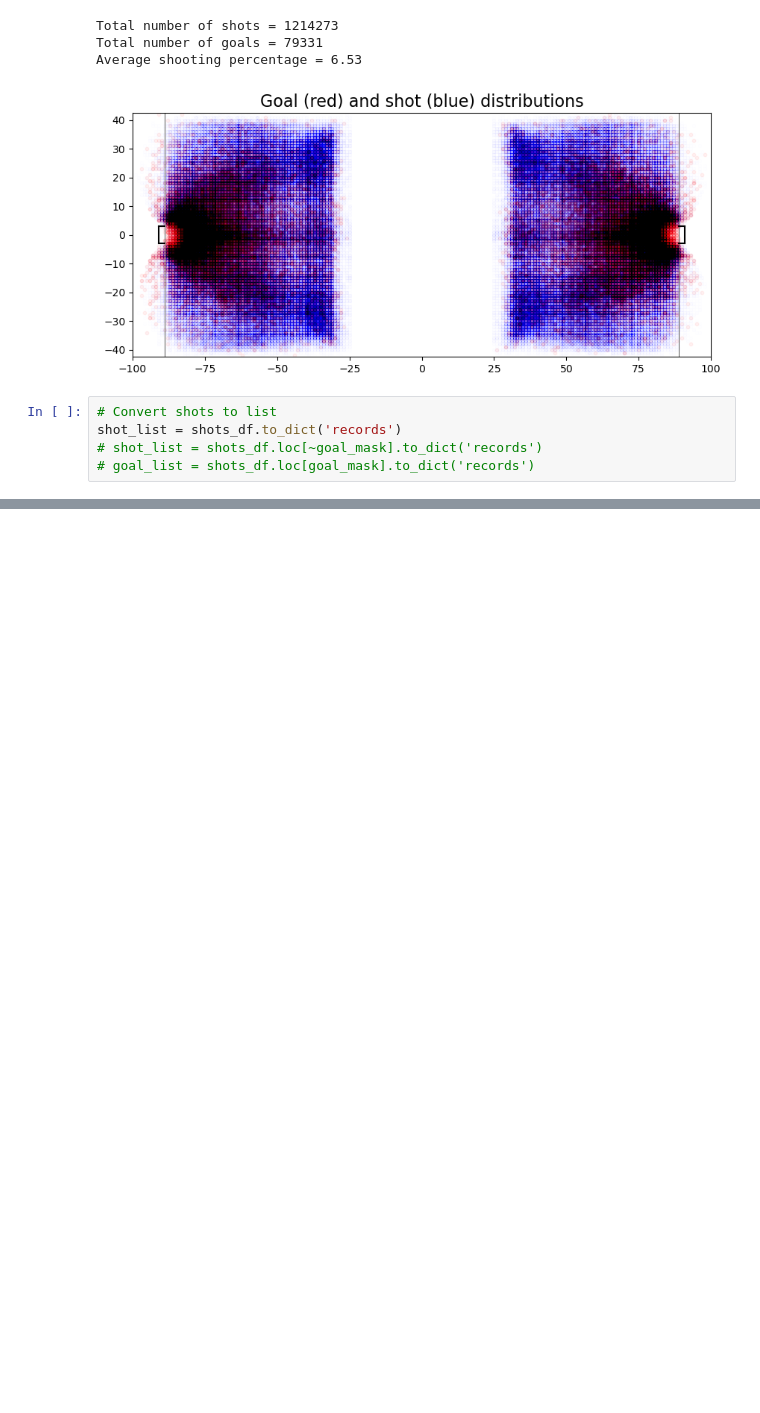
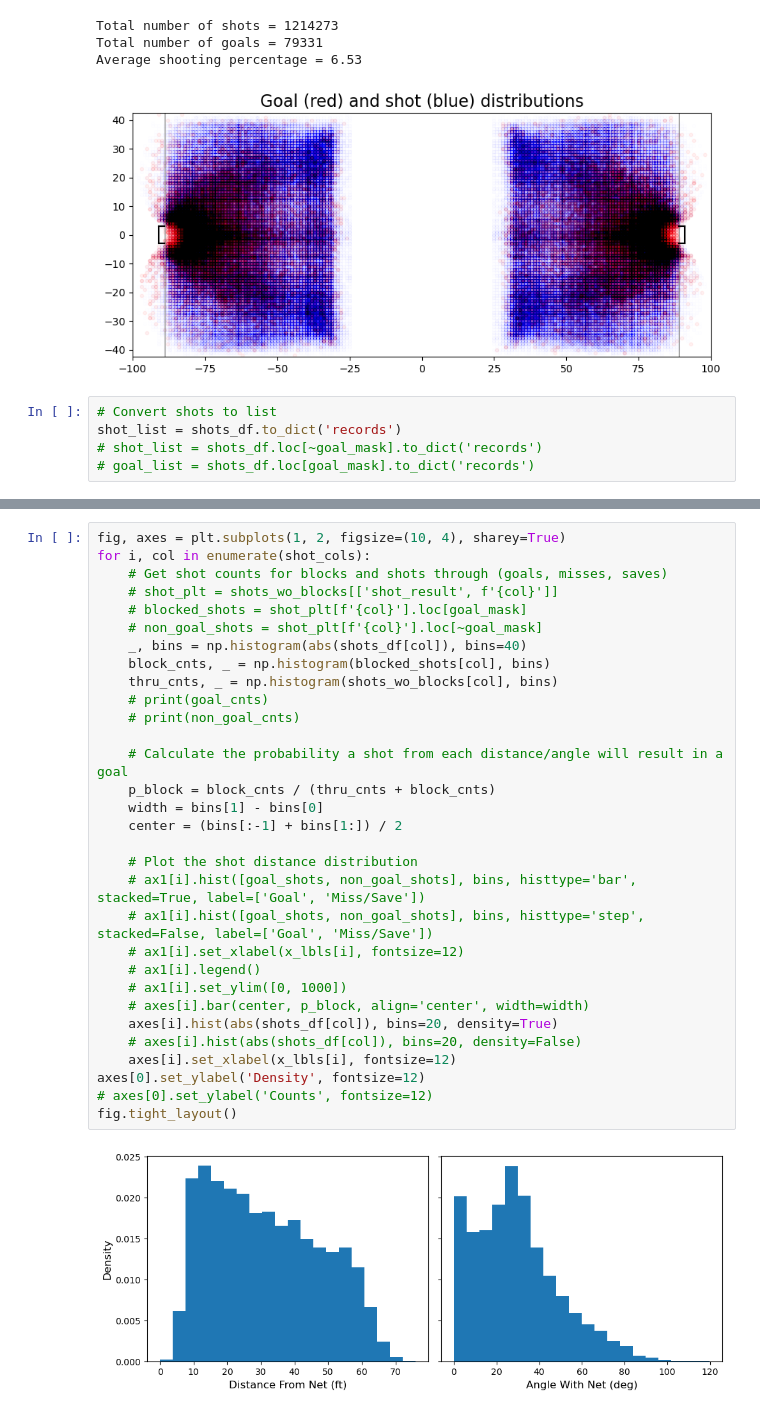
Before and after one commit to marshineer/Hockey-Analytics, a Jupyter notebook: analyses/shots_eda.ipynb, the cells around one changed output, grey strips where cells are left out. Cells and saved outputs as stored; diff of their text form; blank space fills up the shorter version.

```diff
--- a/analyses/shots_eda.ipynb
+++ b/analyses/shots_eda.ipynb
@@ -214,0 +255,33 @@ ax.set_yticklabels(y_ticks_lbls);
+# %%
+fig, axes = plt.subplots(1, 2, figsize=(10, 4), sharey=True)
+for i, col in enumerate(shot_cols):
+    # Get shot counts for blocks and shots through (goals, misses, saves)
+    # shot_plt = shots_wo_blocks[['shot_result', f'{col}']]
+    # blocked_shots = shot_plt[f'{col}'].loc[goal_mask]
+    # non_goal_shots = shot_plt[f'{col}'].loc[~goal_mask]
+    _, bins = np.histogram(abs(shots_df[col]), bins=40)
+    block_cnts, _ = np.histogram(blocked_shots[col], bins)
+    thru_cnts, _ = np.histogram(shots_wo_blocks[col], bins)
+    # print(goal_cnts)
+    # print(non_goal_cnts)
+
+    # Calculate the probability a shot from each distance/angle will result in a goal
+    p_block = block_cnts / (thru_cnts + block_cnts)
+    width = bins[1] - bins[0]
+    center = (bins[:-1] + bins[1:]) / 2
+
+    # Plot the shot distance distribution
+    # ax1[i].hist([goal_shots, non_goal_shots], bins, histtype='bar', stacked=True, label=['Goal', 'Miss/Save'])
+    # ax1[i].hist([goal_shots, non_goal_shots], bins, histtype='step', stacked=False, label=['Goal', 'Miss/Save'])
+    # ax1[i].set_xlabel(x_lbls[i], fontsize=12)
+    # ax1[i].legend()
+    # ax1[i].set_ylim([0, 1000])
+    # axes[i].bar(center, p_block, align='center', width=width)
+    axes[i].hist(abs(shots_df[col]), bins=20, density=True)
+    # axes[i].hist(abs(shots_df[col]), bins=20, density=False)
+    axes[i].set_xlabel(x_lbls[i], fontsize=12)
+axes[0].set_ylabel('Density', fontsize=12)
+# axes[0].set_ylabel('Counts', fontsize=12)
+fig.tight_layout()
+# %% [output]
+[figure, added]
```
Also changed, not shown: parts of 11 cells of this notebook.
